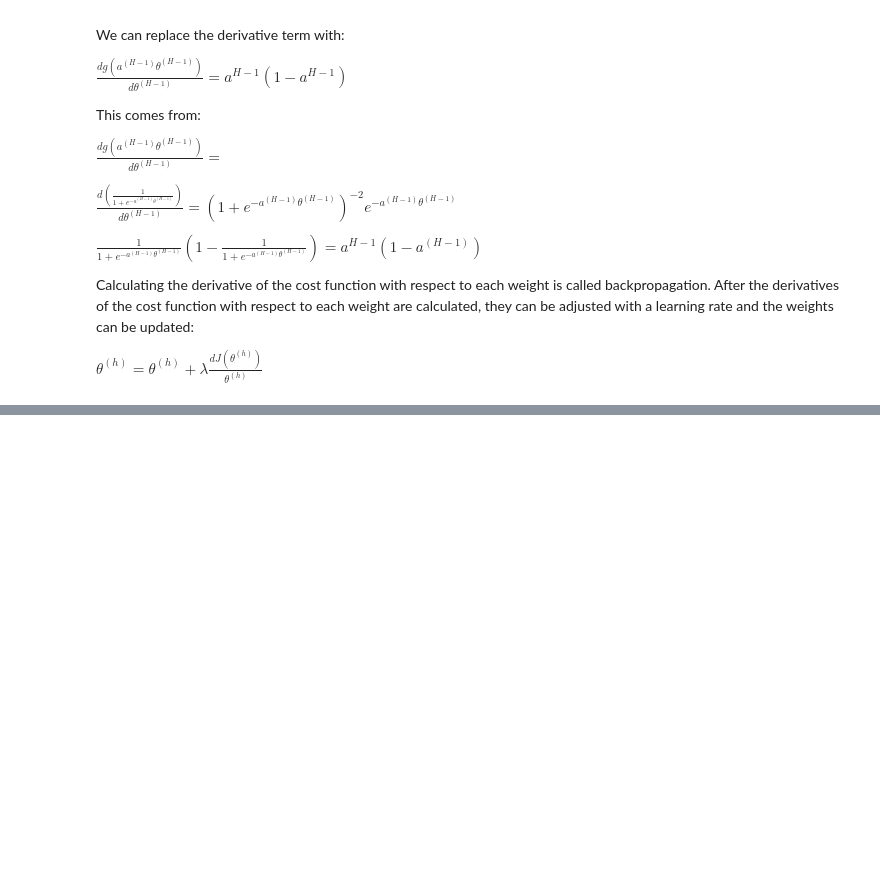
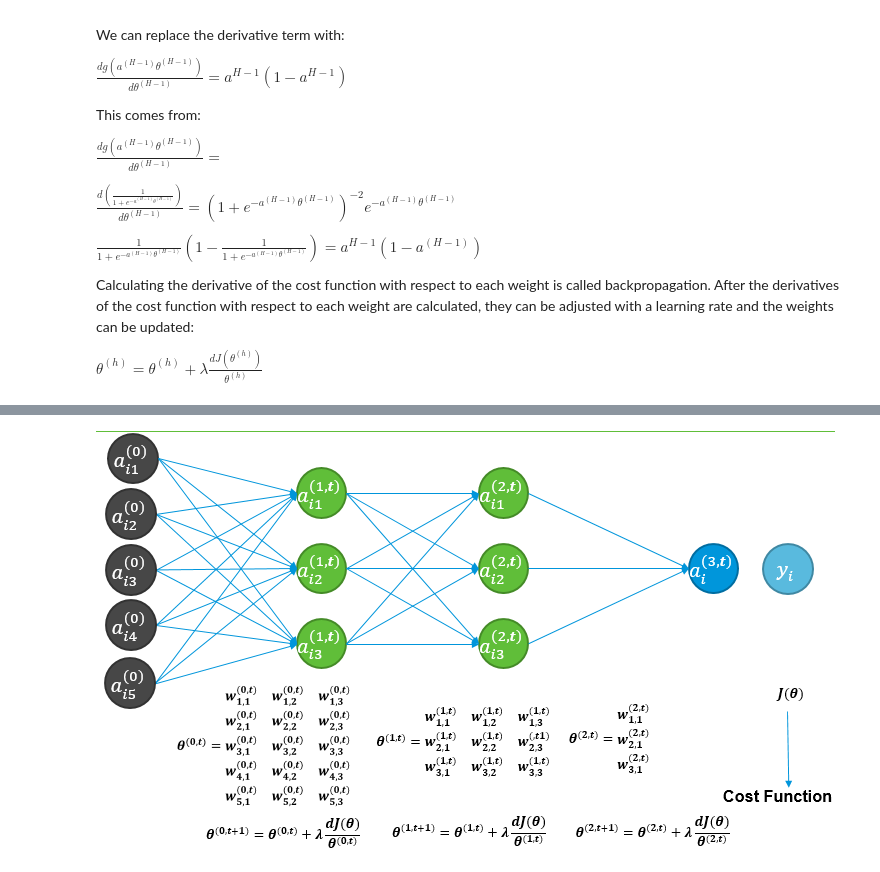
Before and after one commit to MustafaOguz/Machine-Learning, a Jupyter notebook: 6_Description_neural_networks.ipynb, the cells around one changed output, grey strips where cells are left out. Drawn from its saved outputs; the diff is of its cells as text; code cells hidden in the pictures; blank space fills up the shorter version.

```diff
--- a/6_Description_neural_networks.ipynb
+++ b/6_Description_neural_networks.ipynb
@@ -101,0 +110,4 @@ $\theta^{(h)}=\theta^{(h)}+\lambda\frac{dJ(\theta^{(h)})}{\theta^{(h)}}$
+# %%
+Image(filename='BackPropagation.png')
+# %% [output]
+[figure, added]
```
Also changed, not shown: parts of 1 cell of this notebook.
